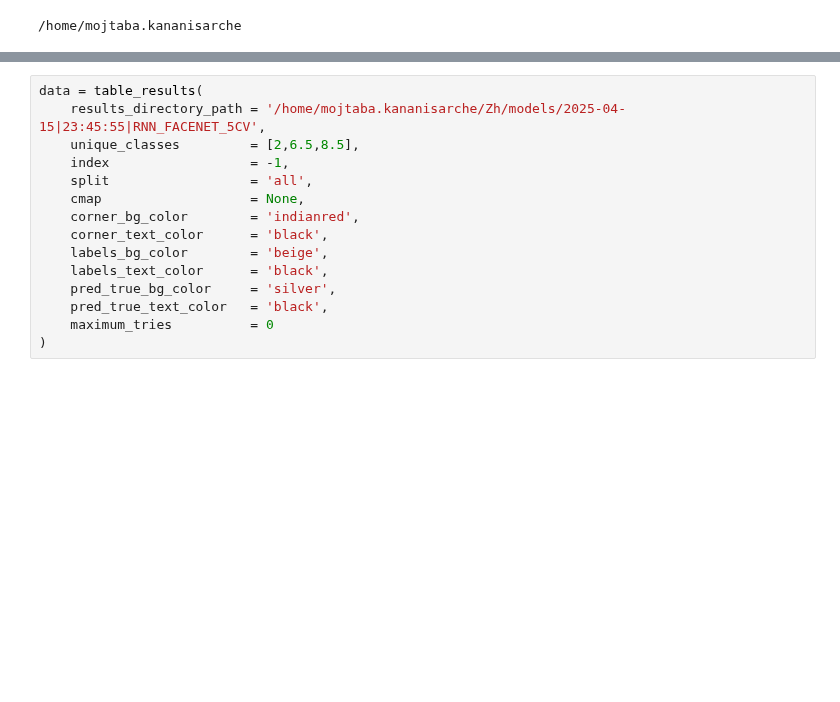
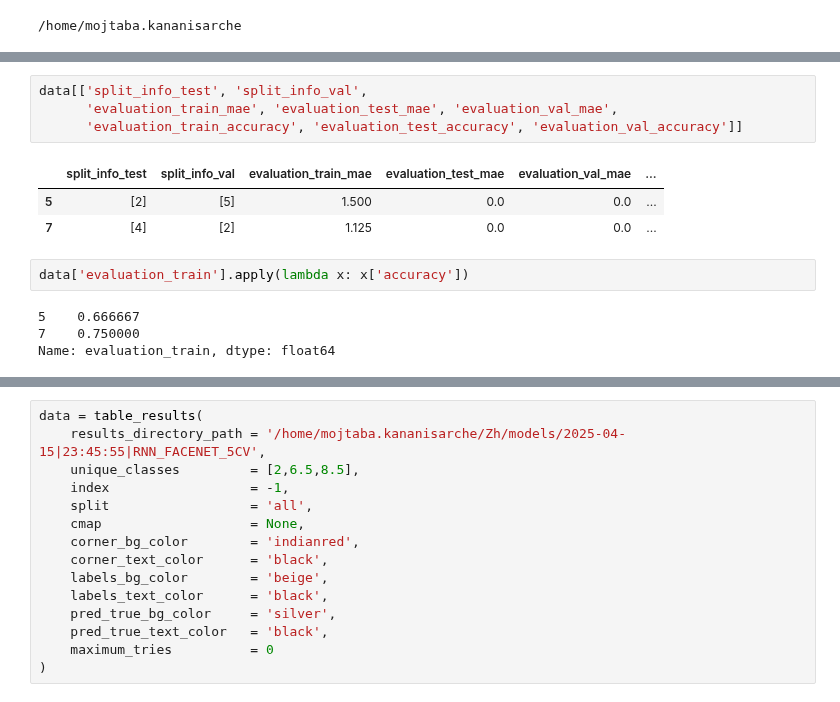
Before and after one commit to Roobahist/fatigue-detection, a Jupyter notebook: temp/temp.ipynb, the cells around one changed output, grey strips where cells are left out. Drawn from its saved outputs; the diff is of its cells as text; blank space fills up the shorter version.

```diff
--- a/temp/temp.ipynb
+++ b/temp/temp.ipynb
@@ -536,0 +228,14 @@ width                  : Optional[int] = None,
+# %%
+data[['split_info_test', 'split_info_val',
+      'evaluation_train_mae', 'evaluation_test_mae', 'evaluation_val_mae',
+      'evaluation_train_accuracy', 'evaluation_test_accuracy', 'evaluation_val_accuracy']]
+# %% [output]
+|  | split_info_test | split_info_val | evaluation_train_mae | evaluation_test_mae | evaluation_val_mae | ... |
+| 5 | [2] | [5] | 1.500 | 0.0 | 0.0 | ... |
+| 7 | [4] | [2] | 1.125 | 0.0 | 0.0 | ... |
+# %%
+data['evaluation_train'].apply(lambda x: x['accuracy'])
+# %% [output]
+5    0.666667
+7    0.750000
+Name: evaluation_train, dtype: float64
```
Also changed, not shown: parts of 31 cells of this notebook, 1 other file.
